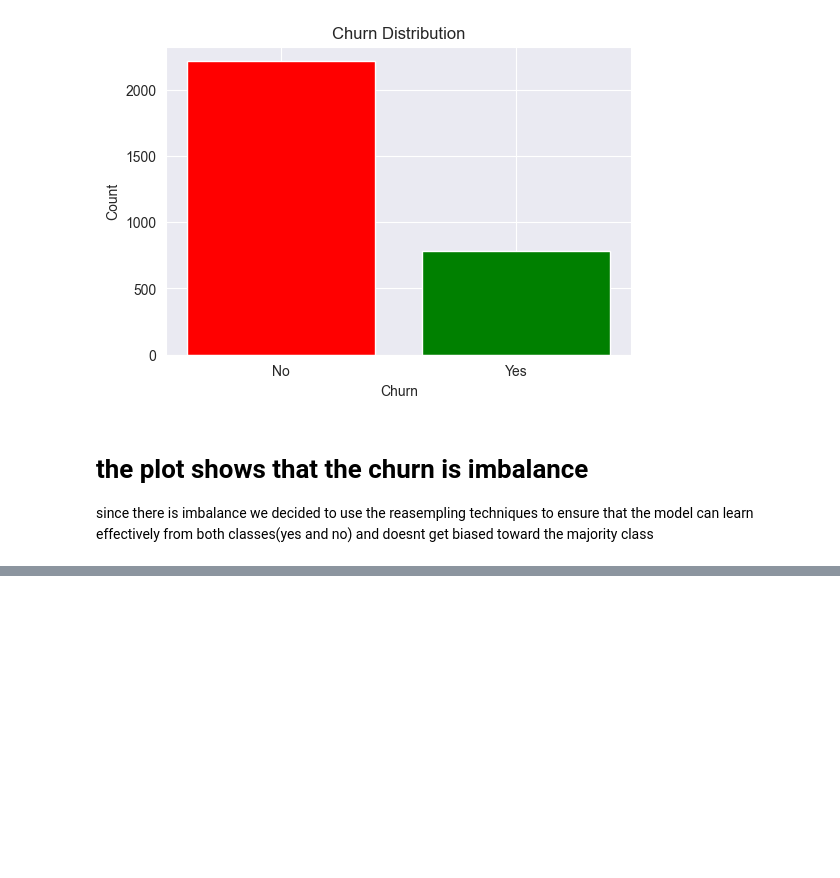
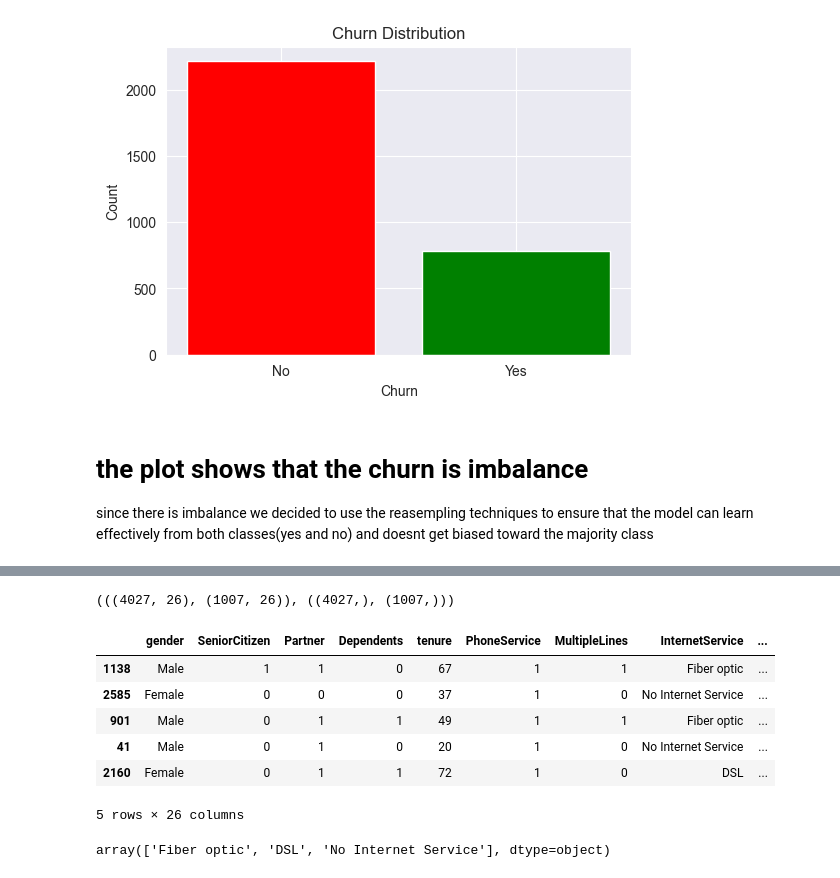
Before and after one commit to mancatha/LP2, a Jupyter notebook: LP2.ipynb, the cells around one changed output, grey strips where cells are left out. Cells and saved outputs as stored; diff of their text form; code cells hidden in the pictures; blank space fills up the shorter version.

```diff
--- a/LP2.ipynb
+++ b/LP2.ipynb
@@ -1699,0 +1698,32 @@ NameError: name 'X_train_preprocessed' is not defined
+# %%
+#Separation of features and target variable
+#features
+X = df.drop(columns=['customerID', 'Churn'])
+#target
+y = df['Churn']
+
+#Split dataset into training and evaluation sets (80% training, 20% evaluation)
+X_train, X_test, y_train, y_test = train_test_split(X, y, test_size=0.2, stratify=y, random_state=42)
+((X_train.shape, X_test.shape), (y_train.shape, y_test.shape))
+#X contains the feature columns excluding the predefined
+#y contains the target variable 'Churn'
+#train_test_split function splits the dataset into training and evaluation test
+# %% [output]
+(((4027, 26), (1007, 26)), ((4027,), (1007,)))
+# %%
+#encoding binary valuables
+binary_columns=['SeniorCitizen', 'Partner', 'Dependents','PhoneService','MultipleLines']
+
+for col in binary_columns:
+
+    X_train[col]=X_train[col].apply(lambda x: 1 if x in ['Yes'] else 0)
+
+X_train.sample(5)
+# %% [output]
+|  | gender | SeniorCitizen | Partner | Dependents | tenure | PhoneService | MultipleLines | InternetService | ... |
+| 1138 | Male | 1 | 1 | 0 | 67 | 1 | 1 | Fiber optic | ... |
+| 2585 | Female | 0 | 0 | 0 | 37 | 1 | 0 | No Internet Service | ... |
+| 901 | Male | 0 | 1 | 1 | 49 | 1 | 1 | Fiber optic | ... |
+| 41 | Male | 0 | 1 | 0 | 20 | 1 | 0 | No Internet Service | ... |
+| 2160 | Female | 0 | 1 | 1 | 72 | 1 | 0 | DSL | ... |
+5 rows × 26 columns
@@ -1699,0 +1733,4 @@ NameError: name 'X_train_preprocessed' is not defined
+# %%
+X_train.InternetService.unique()
+# %% [output]
+array(['Fiber optic', 'DSL', 'No Internet Service'], dtype=object)
```
Also changed, not shown: parts of 40 cells of this notebook, 15 other files.
